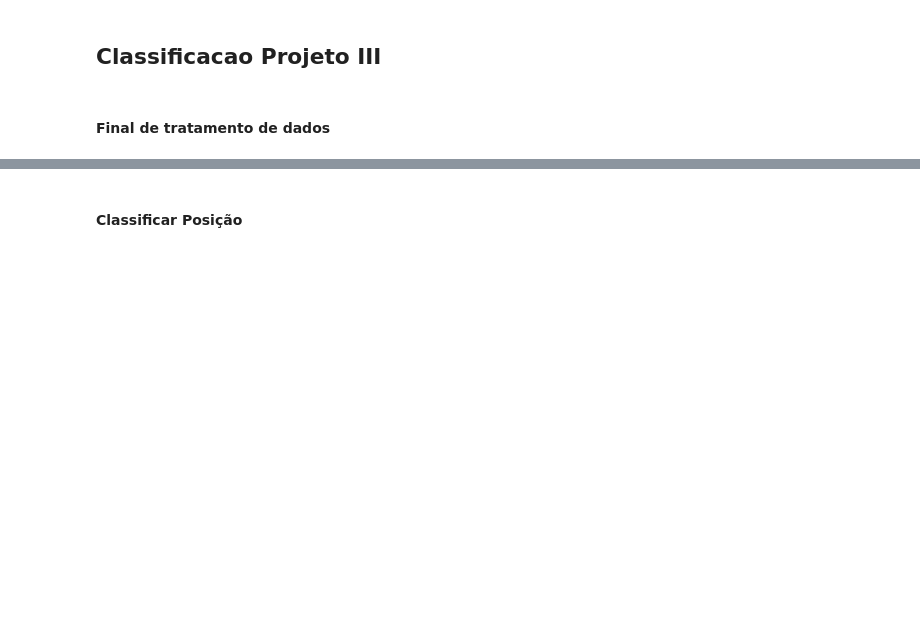
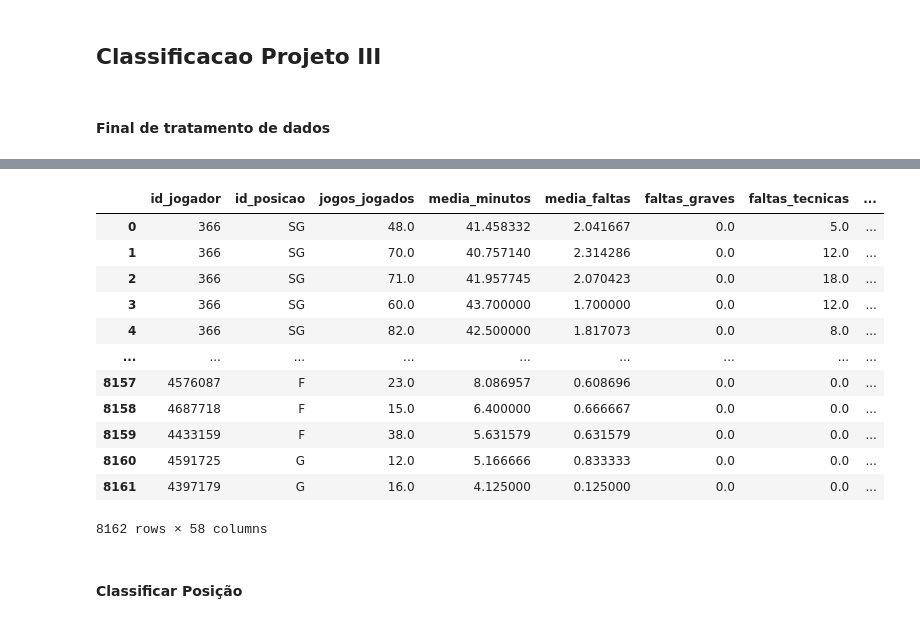
Before and after one commit to thiagobluhm/mestrado, a Jupyter notebook: TRAB INTRO DS ML CLASSIFICADOR.ipynb, the cells around one changed output, grey strips where cells are left out. Drawn from its saved outputs; the diff is of its cells as text; code cells hidden in the pictures; blank space fills up the shorter version.

```diff
--- a/TRAB INTRO DS ML CLASSIFICADOR.ipynb
+++ b/TRAB INTRO DS ML CLASSIFICADOR.ipynb
@@ -966,3 +974,32 @@ df_nba.sample(5)
+# %%
+df_nba['taxa_faltas'] = (df_nba['media_faltas'] * ((df_nba['faltas_graves'] * 2) + (df_nba['faltas_tecnicas'] * 1.5))) / df_nba['media_minutos']
+df_nba['proporcao_faltas'] = df_nba['faltas_graves'] / (df_nba['faltas_graves'] + df_nba['faltas_tecnicas'] + 1e-5)
+df_nba['rebotes_por_minuto'] = df_nba['rebotes'] / df_nba['minutos']
+df_nba['tocos_roubos_por_minuto'] = (df_nba['tocos'] + df_nba['roubos']) / df_nba['minutos']
+df_nba['impacto_defensivo'] = (df_nba['rebotes'] + df_nba['tocos'] - (df_nba['faltas_graves'] * 1.5)) / df_nba['minutos']
+df_nba['pontos_por_minuto'] = df_nba['pontos'] / df_nba['minutos']
+df_nba['eficiencia_3pontos'] = df_nba['media_cestas_3pontos'] * df_nba['pct_3pontos']
+df_nba['eficiencia_lances_livres'] = df_nba['media_lances_livres'] * df_nba['pct_lances_livres']
+df_nba['contribuicao_ofensiva'] = (df_nba['pontos'] + df_nba['assistencias']) / df_nba['minutos']
+df_nba['prop_tentativas_3pontos'] = df_nba['tentativas_3pontos'] / (df_nba['tentativas_cestas'] + 1e-5)
+df_nba['prop_lances_livres'] = df_nba['lances_livres_feitos'] / (df_nba['pontos'] + 1e-5)
+df_nba['taxa_erros_assistencias'] = df_nba['erro_passes'] / (df_nba['assistencias'] + 1e-5)
+# %%
+df_nba
+# %% [output]
+|  | id_jogador | id_posicao | jogos_jogados | media_minutos | media_faltas | faltas_graves | faltas_tecnicas | ... |
+| 0 | 366 | SG | 48.0 | 41.458332 | 2.041667 | 0.0 | 5.0 | ... |
+| 1 | 366 | SG | 70.0 | 40.757140 | 2.314286 | 0.0 | 12.0 | ... |
+| 2 | 366 | SG | 71.0 | 41.957745 | 2.070423 | 0.0 | 18.0 | ... |
+| 3 | 366 | SG | 60.0 | 43.700000 | 1.700000 | 0.0 | 12.0 | ... |
+| 4 | 366 | SG | 82.0 | 42.500000 | 1.817073 | 0.0 | 8.0 | ... |
+| ... | ... | ... | ... | ... | ... | ... | ... | ... |
+| 8157 | 4576087 | F | 23.0 | 8.086957 | 0.608696 | 0.0 | 0.0 | ... |
+| 8158 | 4687718 | F | 15.0 | 6.400000 | 0.666667 | 0.0 | 0.0 | ... |
+| 8159 | 4433159 | F | 38.0 | 5.631579 | 0.631579 | 0.0 | 0.0 | ... |
+| 8160 | 4591725 | G | 12.0 | 5.166666 | 0.833333 | 0.0 | 0.0 | ... |
+| 8161 | 4397179 | G | 16.0 | 4.125000 | 0.125000 | 0.0 | 0.0 | ... |
+8162 rows × 58 columns
 # %% [markdown]
 #### Classificar Posição
 # %%
```
Also changed, not shown: parts of 15 cells of this notebook, 4 other files.
